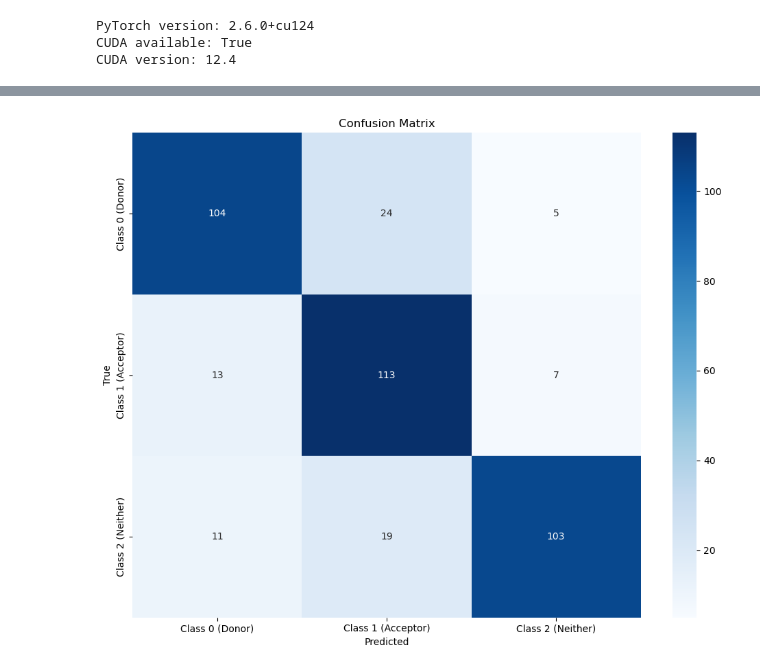
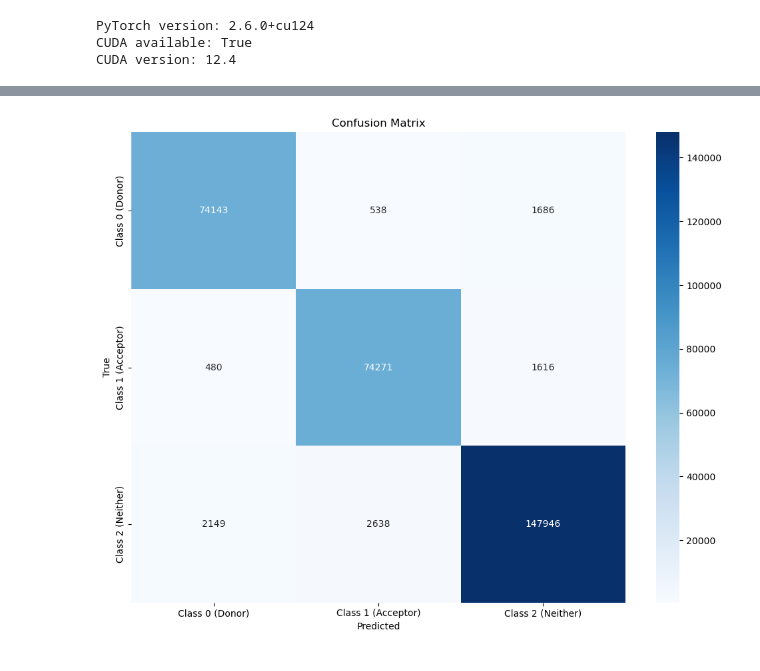
Before and after one commit to KishC/cs182_genomics_group_project, a Jupyter notebook: code/cs182_project_mamba_only_modeling_working.ipynb, the cells around one changed output, grey strips where cells are left out. Cells and saved outputs as stored; diff of their text form; code cells hidden in the pictures.

```diff
--- a/code/cs182_project_mamba_only_modeling_working.ipynb
+++ b/code/cs182_project_mamba_only_modeling_working.ipynb
@@ -452,8 +452,8 @@ model, train_dataloader, val_dataloader, test_dataloader, device = prepare_model
     train_df=train_df,
     val_df=val_df,
     test_df=test_df,
-    use_full_data=False,
-    sample_size=2000
+    use_full_data=True,
+    # sample_size=2000
 )
 
 # Train the model
@@ -464,7 +464,7 @@ history_df, test_metrics = train_model(
     test_dataloader,
     device,
     num_epochs=20,
-    patience=3,
+    patience=6,
     learning_rate=1e-4,
     checkpoint_dir='model_checkpoints_half_window_800'
 )
@@ -544,0 +566,8 @@ Learning Rate: 0.0001
+# %%
+# Prepare model and data
+model, _, _, test_dataloader, device = prepare_model_and_data(
+    train_df=train_df,
+    val_df=val_df,
+    test_df=test_df,
+    use_full_data=True
+)
@@ -544,0 +580,22 @@ Learning Rate: 0.0001
+# %%
+
+checkpoint_path = 'model_checkpoints_half_window_800/best_model.pt'
+test_metrics = load_best_model_and_evaluate(model, checkpoint_path, test_dataloader, device)
+
+# Reconstruct history_df manually
+history = {
+    'epoch': [1, 2, 3, 4, 5, 6, 7],
+    'train_loss': [0.4223, 0.3658, 0.3560, 0.3508, 0.3475, 0.3446, 0.3424],
+    'val_loss': [0.3738, 0.3604, 0.3532, 0.3539, 0.3516, 0.3497, 0.3500],
+    'train_acc': [0.9299, 0.9618, 0.9670, 0.9697, 0.9715, 0.9730, 0.9744],
+    'val_acc': [0.9573, 0.9642, 0.9682, 0.9676, 0.9688, 0.9702, 0.9703],
+    'learning_rate': [0.0001] * 7,
+    'train_f1_class0': [0.9150, 0.9574, 0.9636, 0.9666, 0.9689, 0.9705, 0.9720],
+    'train_f1_class1': [0.9162, 0.9578, 0.9632, 0.9663, 0.9681, 0.9698, 0.9714],
+    'train_f1_class2': [0.9441, 0.9660, 0.9706, 0.9729, 0.9745, 0.9759, 0.9771],
+    'val_f1_class0': [0.9484, 0.9589, 0.9652, 0.9640, 0.9646, 0.9684, 0.9678],
+    'val_f1_class1': [0.9550, 0.9619, 0.9648, 0.9647, 0.9667, 0.9661, 0.9671],
+    'val_f1_class2': [0.9631, 0.9681, 0.9714, 0.9709, 0.9720, 0.9732, 0.9732]
+}
+
+history_df = pd.DataFrame(history)
@@ -635,30 +653,30 @@ UnpicklingError: Weights only load failed. This file can still be loaded, to do
 # %%
 import matplotlib.pyplot as plt
 import seaborn as sns
 
-def plot_confusion_matrix(confusion_matrix, class_names=None):
+def plot_confusion_matrix(confusion_matrix, class_names=None, path='confusion_matrix.png'):
     """
     Plot confusion matrix as a heatmap.
 
     Args:
         confusion_matrix: 2D numpy array of confusion matrix
         class_names: List of class names (optional)
     """
     plt.figure(figsize=(10, 8))
     sns.heatmap(confusion_matrix, annot=True, fmt='d', cmap='Blues',
                 xticklabels=class_names, yticklabels=class_names)
     plt.xlabel('Predicted')
     plt.ylabel('True')
     plt.title('Confusion Matrix')
     plt.tight_layout()
-    plt.savefig('confusion_matrix.png')
+    plt.savefig(path)
     plt.show()
 
 # Plot confusion matrix
 plot_confusion_matrix(test_metrics['confusion_matrix'],
-                     class_names=['Class 0 (Donor)', 'Class 1 (Acceptor)', 'Class 2 (Neither)'])
+                     class_names=['Class 0 (Donor)', 'Class 1 (Acceptor)', 'Class 2 (Neither)'], path='confusion_matrix.png')
 # %% [output]
-[figure, old version]
+[figure, new version]
 # %%
 # Load Sorghum dataset
 sorghum_df = pd.read_csv(
```
Also changed, not shown: parts of 9 cells of this notebook.
